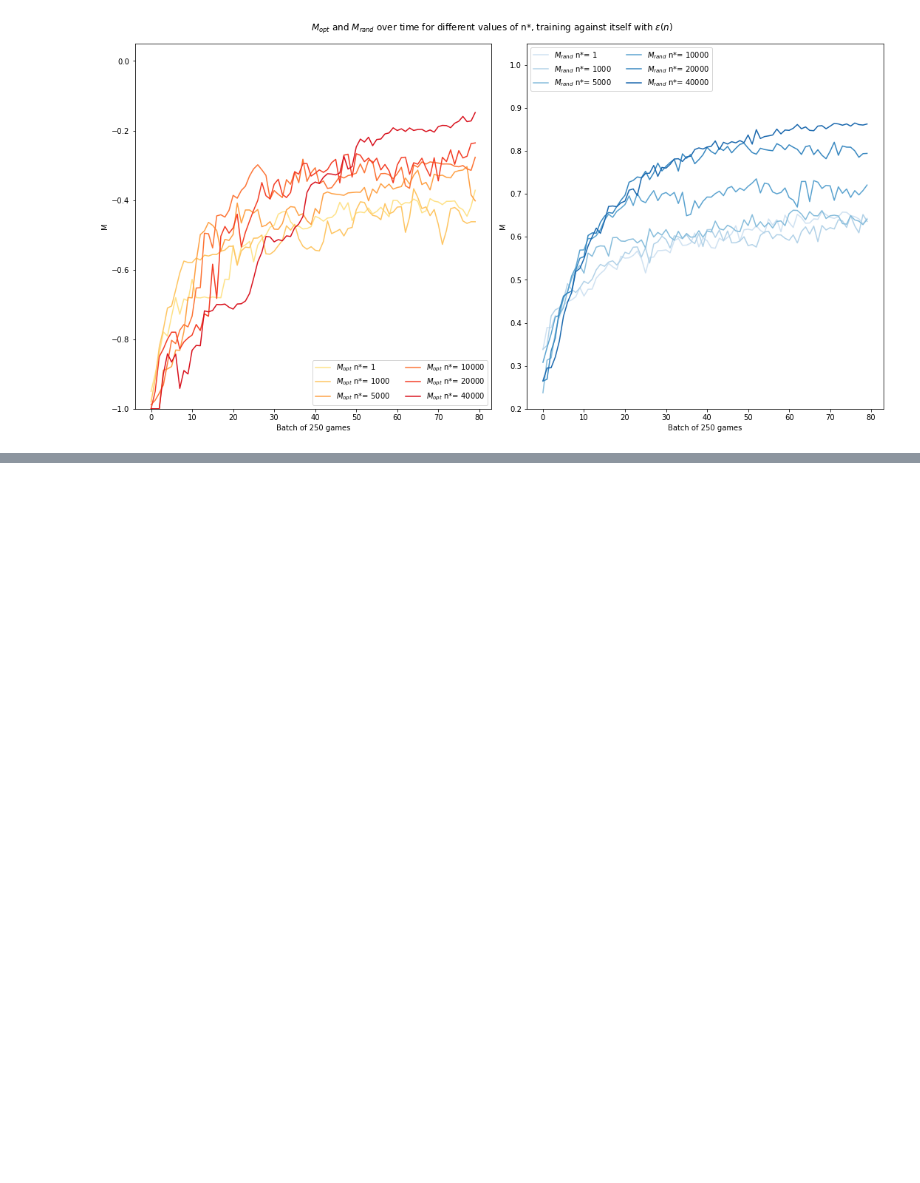
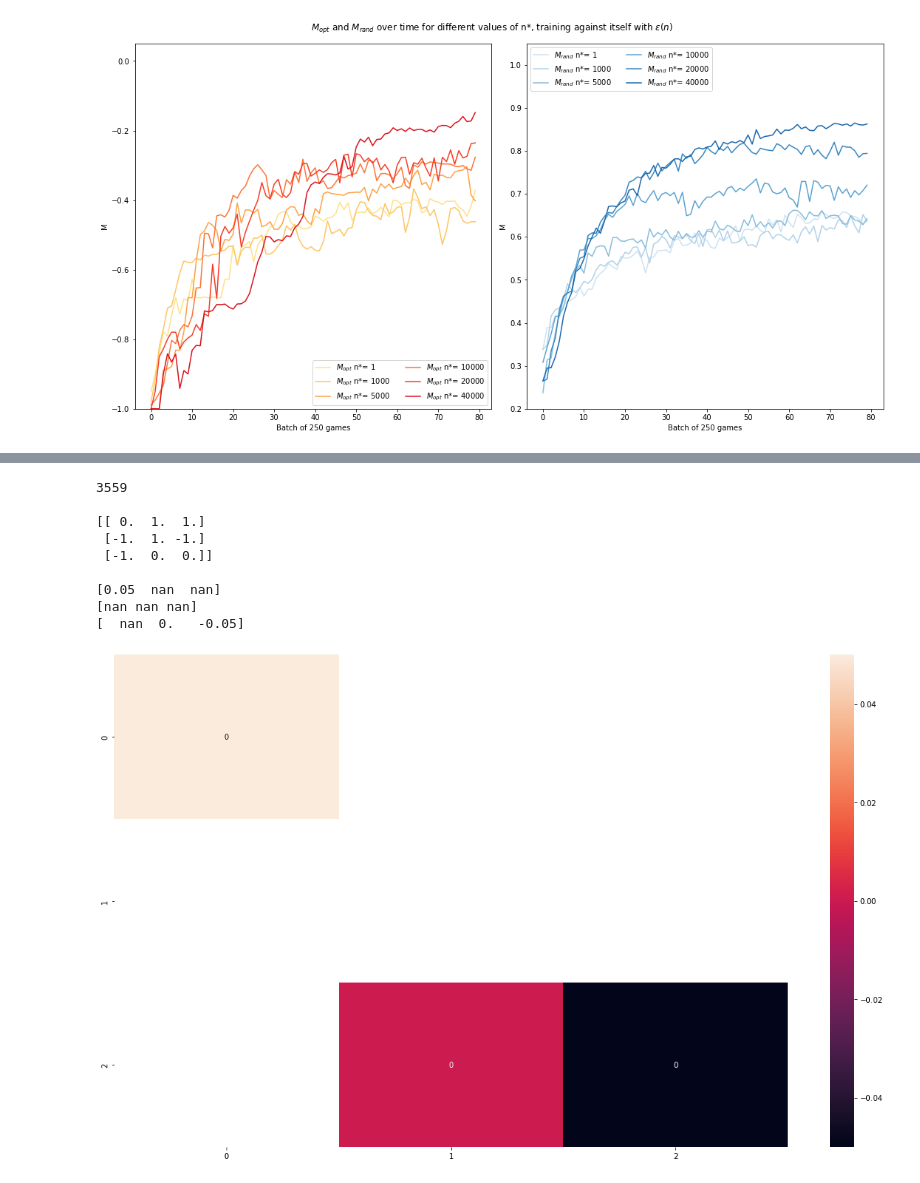
Before and after one commit to fraborg99/ANN---project, a Jupyter notebook: project/Graphs.ipynb, the cells around one changed output, grey strips where cells are left out. Drawn from its saved outputs; the diff is of its cells as text; code cells hidden in the pictures; blank space fills up the shorter version.

```diff
--- a/project/Graphs.ipynb
+++ b/project/Graphs.ipynb
@@ -195,0 +195,44 @@ results.shape
+# %%
+import random as rand
+import seaborn as sns
+
+def extract_qvals(assignments, qvals, num = None):
+    if num == None:
+        num = rand.randint(0, len(assignments))
+
+    print(num)
+
+    qval = qvals[num]
+    board = list(assignments)[num]
+
+    print('\n' + board + '\n')
+
+    print(qval[:3])
+    print(qval[3:6])
+    print(qval[6:])
+
+    return qval, board
+# %%
+
+# Load
+assignments = np.load('Q10/Q10_boards.npy',allow_pickle=True).item()
+qvals = np.load('Q10/Q10_qvals.npy',allow_pickle=True).item()
+
+qv,ass = extract_qvals(assignments, qvals)
+
+data = qv.reshape((3,3))
+labels =  np.array(ass[3:-3].replace(']\n [','').replace(' ', '').split('.')).reshape((3,3))
+
+fig, ax = plt.subplots()
+ax = sns.heatmap(data, annot = labels, fmt = '')
+# %% [output]
+3559
+
+[[ 0.  1.  1.]
+ [-1.  1. -1.]
+ [-1.  0.  0.]]
+
+[0.05  nan  nan]
+[nan nan nan]
+[  nan  0.   -0.05]
+[figure, added]
```
Also changed, not shown: parts of 9 cells of this notebook, 4 other files.
